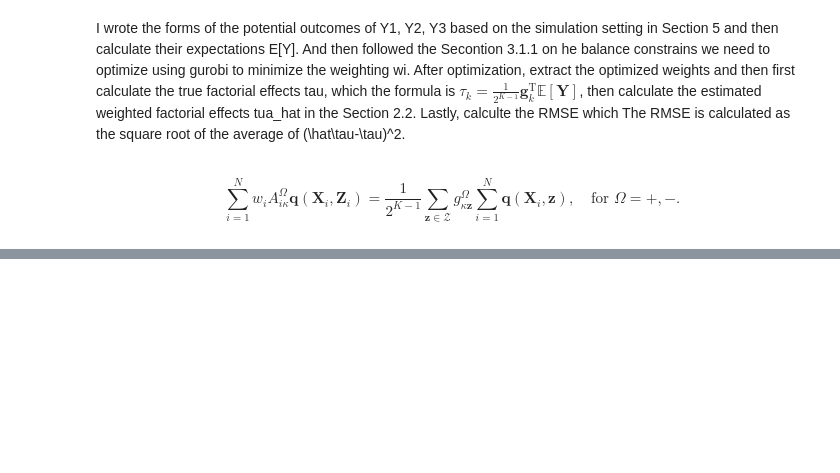
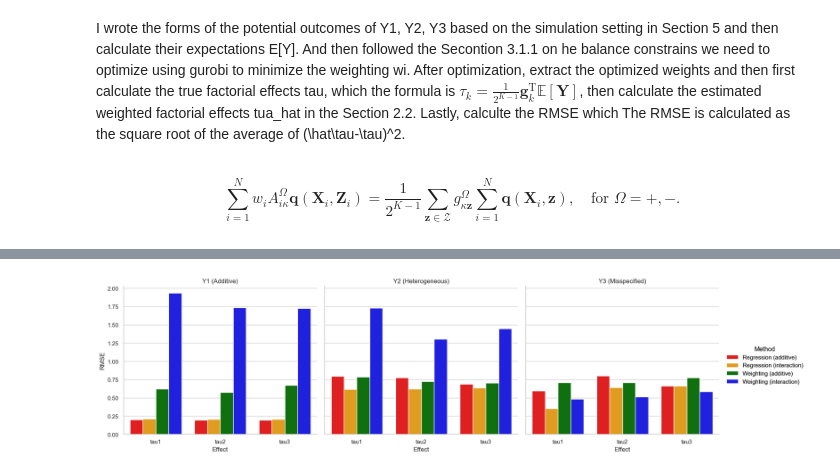
Before and after one commit to jjhuang4/mips-research, a Jupyter notebook: mip setup.ipynb, the cells around one changed output, grey strips where cells are left out. Drawn from its saved outputs; the diff is of its cells as text; code cells hidden in the pictures; blank space fills up the shorter version.

```diff
--- a/mip setup.ipynb
+++ b/mip setup.ipynb
@@ -568,11 +675,11 @@ def calculate_rmse(tau_hat, tau):
 # Step 8: Check covariate balance by calculating standardized mean differences (SMD)
 # %%
 # Running the simulation
-np.random.seed(42)
+np.random.seed(123)
 
 N = 200
 mu = np.array([0.1, 0.1, 0.1, 0, 0]).T  # Mean vector for 5 covariates
-rho = 0
+rho = 0.0
 repetitions = 100
 beta1 = np.array([1/4, 2/4, 0, 3/4, 1])
 beta2 = np.array([3/4, 1/4, 1, 0, 2/4])
@@ -585,7 +692,7 @@ for rep in range(repetitions):
     X = generate_covariates(N, mu, rho)
     Z = generate_treatment(X, betas)
     Y1,Y2,Y3 = simulate_outcomes(X, Z)
-    additive_weights = optimize_weights(X, Z)
+    additive_weights = solve_weights_additive(X, Z)
 
     outcomes = [Y1, Y2, Y3]
     for idx, Y in enumerate(outcomes):
@@ -776,7 +972,7 @@ np.random.seed(42)
 N = 200  # Sample size
 mu = np.array([0.1, 0.1, 0.1, 0, 0]).T  # Mean vector for 5 covariates
 rho = 0  # Covariance
-repetitions = 100
+repetitions = 200
 K = 3
 beta1 = np.array([1/4, 2/4, 0, 3/4, 1])
 beta2 = np.array([3/4, 1/4, 1, 0, 2/4])
@@ -828,0 +2608,85 @@ Average RMSE for each factor: [0.21874542 0.28092758 0.33913606]
+# %%
+def plot_rmse_comparison(results_dict):
+    """
+    Creates a grouped bar chart comparing RMSE values across different estimation methods
+    and outcome models (Additive, Heterogeneous, Misspecified).
+
+    Parameters:
+    - results_dict: A dictionary where each key is a model type ('additive', 'het', 'mis'),
+      and each value is another dictionary containing RMSE values for each method.
+
+    Example structure:
+    results_dict = {
+        "additive": {
+            "Regression (additive)": [0.05, 0.1, 0.08],
+            "Regression (interaction)": [0.2, 0.25, 0.22],
+            "Weighting (additive)": [0.12, 0.14, 0.15],
+            "Weighting (interaction)": [0.1, 0.12, 0.09]
+        },
+        "het": { ... },
+        "mis": { ... }
+    }
+    """
+
+    effects = ['tau1', 'tau2', 'tau3']
+    models = {"additive": "Y1 (Additive)", "het": "Y2 (Heterogeneous)", "mis": "Y3 (Misspecified)"}
+
+    # Convert dictionary into DataFrame for plotting
+    data = []
+    for model_type, rmse_vals in results_dict.items():
+        for method, values in rmse_vals.items():
+            for i, val in enumerate(values):
+                data.append([models[model_type], effects[i], val, method])
+
+    df = pd.DataFrame(data, columns=["Outcome Model", "Effect", "RMSE", "Method"])
+
+    # Set style
+    sns.set(style="whitegrid")
+
+    # Create FacetGrid bar plot
+    g = sns.catplot(
+        data=df,
+        x="Effect",
+        y="RMSE",
+        hue="Method",
+        col="Outcome Model",
+        kind="bar",
+        palette=['red', 'orange', 'green', 'blue'],
+        height=5,
+        aspect=1
+    )
+
+    # Adjust labels
+    g.set_axis_labels("Effect", "RMSE")
+    g.set_titles("{col_name}")
+    g.set_xticklabels(rotation=0)
+    g.add_legend(title="Method")
+
+    # Show the plot
+    plt.show()
+
+# Example usage with dummy data (Replace this with actual simulation results)
+results_dict = {
+    "additive": {
+        "Regression (additive)": [0.20292603, 0.19599354, 0.19467241],
+        "Regression (interaction)": [0.21123689, 0.20836276, 0.20720798],
+        "Weighting (additive)": [0.62020931, 0.57634086, 0.67050514],
+        "Weighting (interaction)": [1.93253405, 1.7337093, 1.72272062]
+    },
+    "het": {
+        "Regression (additive)": [0.79780011, 0.77323037, 0.69033354],
+        "Regression (interaction)": [0.6163207, 0.62022501, 0.63472543],
+        "Weighting (additive)": [0.7876455, 0.72261962, 0.70493817],
+        "Weighting (interaction)": [1.72937341, 1.30554973, 1.44615926]
+    },
+    "mis": {
+        "Regression (additive)": [0.59488916, 0.80096286, 0.66287507],
+        "Regression (interaction)": [0.35662495, 0.6409795, 0.66334748],
+        "Weighting (additive)": [0.7062832, 0.70904473, 0.77405944],
+        "Weighting (interaction)": [0.48402497, 0.51469488, 0.5853537]
+    }
+}
+
+plot_rmse_comparison(results_dict)
+# %% [output]
+[figure, added]
```
Also changed, not shown: parts of 12 cells of this notebook.
